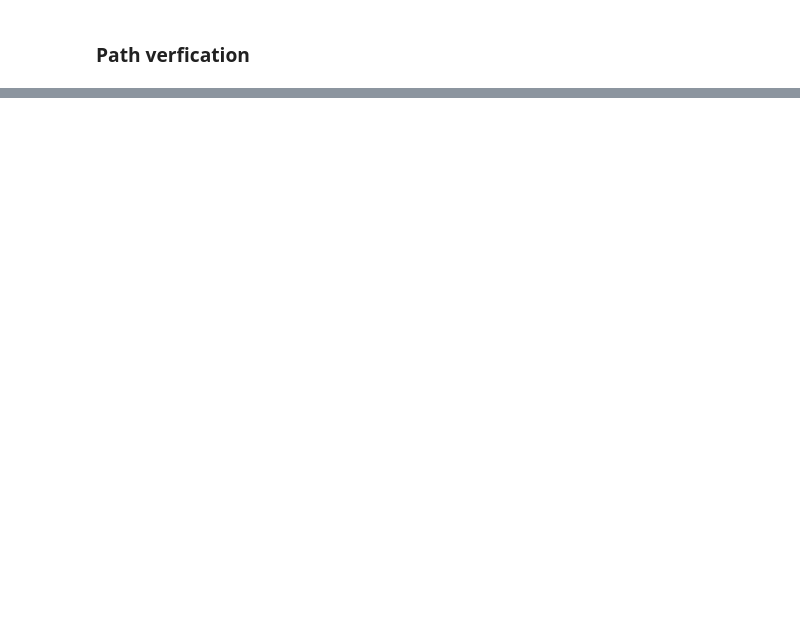
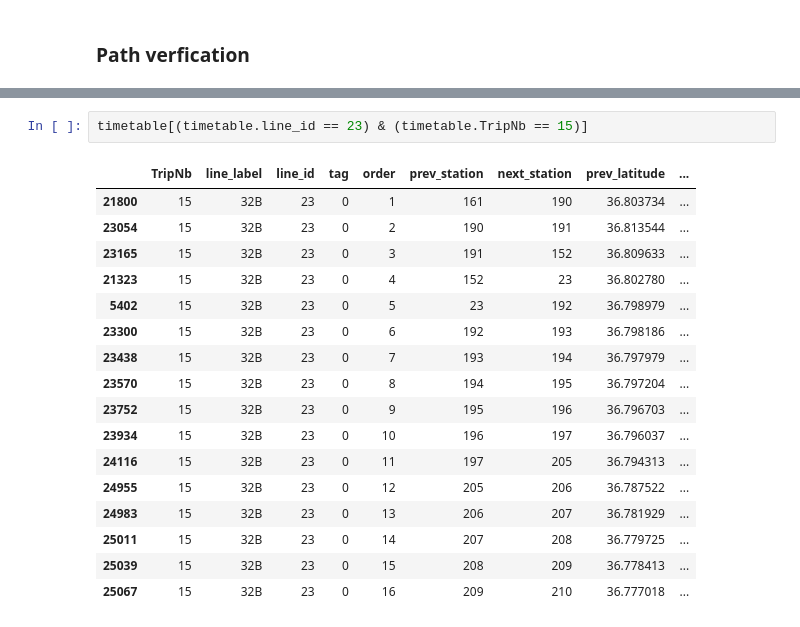
Before and after one commit to azizkastalli/transport_routing, a Jupyter notebook: dynamicGraph/graph.ipynb, the cells around one changed output, grey strips where cells are left out. Cells and saved outputs as stored; diff of their text form; blank space fills up the shorter version.

```diff
--- a/dynamicGraph/graph.ipynb
+++ b/dynamicGraph/graph.ipynb
@@ -206 +142,21 @@ haversine_affinity(target[1:], [36.797900, 10.186210])
+# %%
+timetable[(timetable.line_id == 23) & (timetable.TripNb == 15)]
+# %% [output]
+|  | TripNb | line_label | line_id | tag | order | prev_station | next_station | prev_latitude | ... |
+| 21800 | 15 | 32B | 23 | 0 | 1 | 161 | 190 | 36.803734 | ... |
+| 23054 | 15 | 32B | 23 | 0 | 2 | 190 | 191 | 36.813544 | ... |
+| 23165 | 15 | 32B | 23 | 0 | 3 | 191 | 152 | 36.809633 | ... |
+| 21323 | 15 | 32B | 23 | 0 | 4 | 152 | 23 | 36.802780 | ... |
+| 5402 | 15 | 32B | 23 | 0 | 5 | 23 | 192 | 36.798979 | ... |
+| 23300 | 15 | 32B | 23 | 0 | 6 | 192 | 193 | 36.798186 | ... |
+| 23438 | 15 | 32B | 23 | 0 | 7 | 193 | 194 | 36.797979 | ... |
+| 23570 | 15 | 32B | 23 | 0 | 8 | 194 | 195 | 36.797204 | ... |
+| 23752 | 15 | 32B | 23 | 0 | 9 | 195 | 196 | 36.796703 | ... |
+| 23934 | 15 | 32B | 23 | 0 | 10 | 196 | 197 | 36.796037 | ... |
+| 24116 | 15 | 32B | 23 | 0 | 11 | 197 | 205 | 36.794313 | ... |
+| 24955 | 15 | 32B | 23 | 0 | 12 | 205 | 206 | 36.787522 | ... |
+| 24983 | 15 | 32B | 23 | 0 | 13 | 206 | 207 | 36.781929 | ... |
+| 25011 | 15 | 32B | 23 | 0 | 14 | 207 | 208 | 36.779725 | ... |
+| 25039 | 15 | 32B | 23 | 0 | 15 | 208 | 209 | 36.778413 | ... |
+| 25067 | 15 | 32B | 23 | 0 | 16 | 209 | 210 | 36.777018 | ... |
 # %%
```
Also changed, not shown: parts of 15 cells of this notebook, 5 other files.
